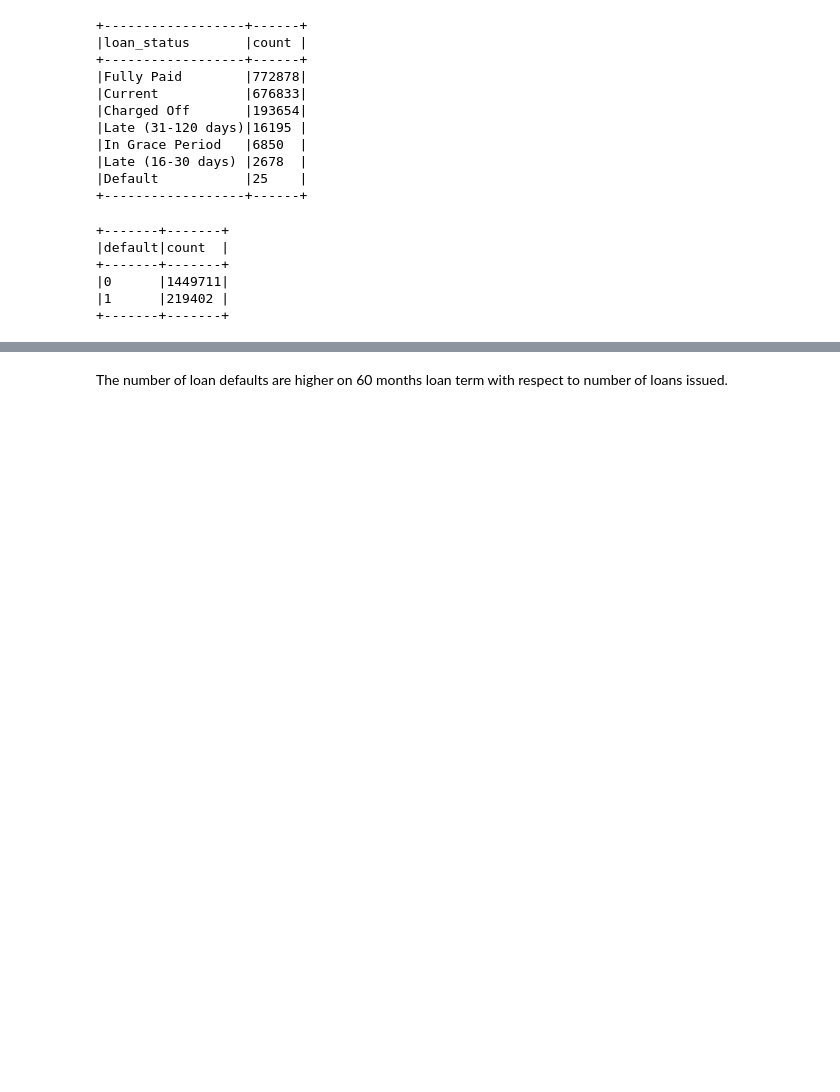
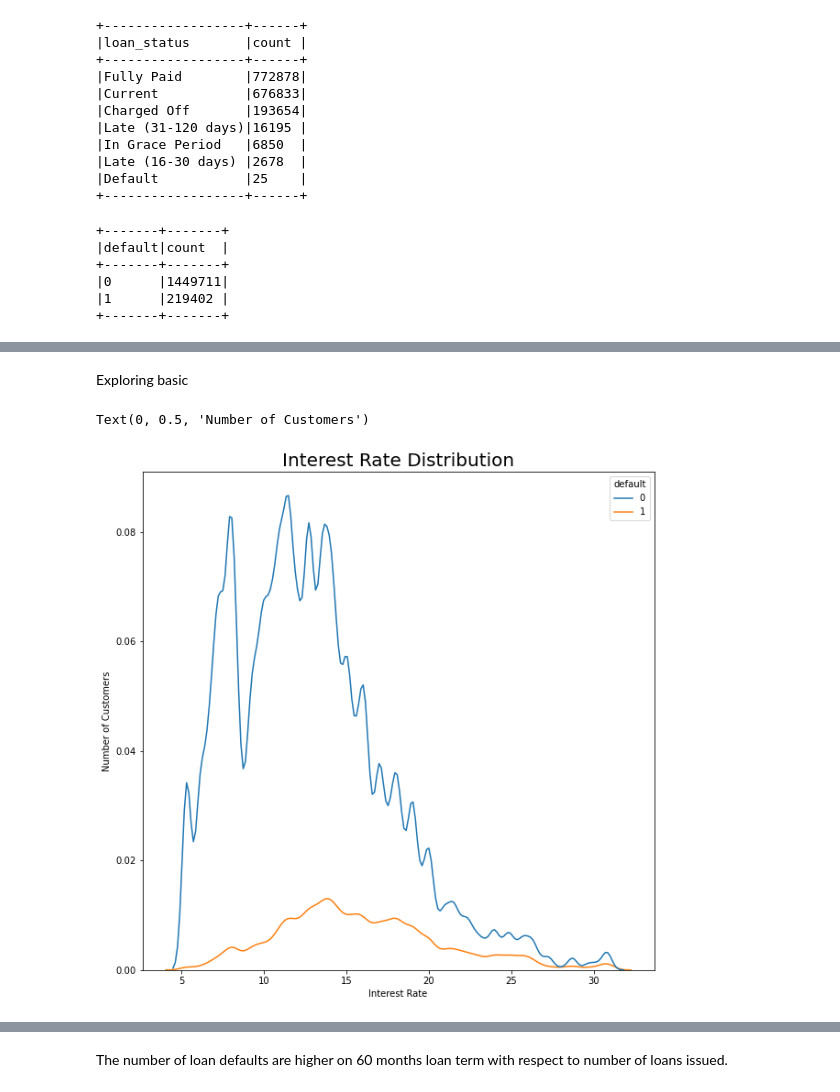
Before and after one commit to prateeksohlot/data-science-projects, a Jupyter notebook: lending_club/loan-project.ipynb, the cells around one changed output, grey strips where cells are left out. Cells and saved outputs as stored; diff of their text form; code cells hidden in the pictures; blank space fills up the shorter version.

```diff
--- a/lending_club/loan-project.ipynb
+++ b/lending_club/loan-project.ipynb
@@ -171,0 +149,14 @@ Text(0, 0.5, 'Number of Customers')
+# %% [markdown]
+Exploring basic
+# %%
+exp = data.select('loan_amnt', 'funded_amnt', 'int_rate', 'annual_inc', 'default').toPandas()
+
+
+fig, ax = plt.subplots(figsize = (10,10))
+sns.kdeplot(data = exp, x = 'int_rate', hue = 'default')
+ax.set_title('Interest Rate Distribution', fontsize = 20)
+ax.set_xlabel('Interest Rate')
+ax.set_ylabel('Number of Customers')
+# %% [output]
+Text(0, 0.5, 'Number of Customers')
+[figure, added]
```
Also changed, not shown: parts of 18 cells of this notebook, 3 other files.
